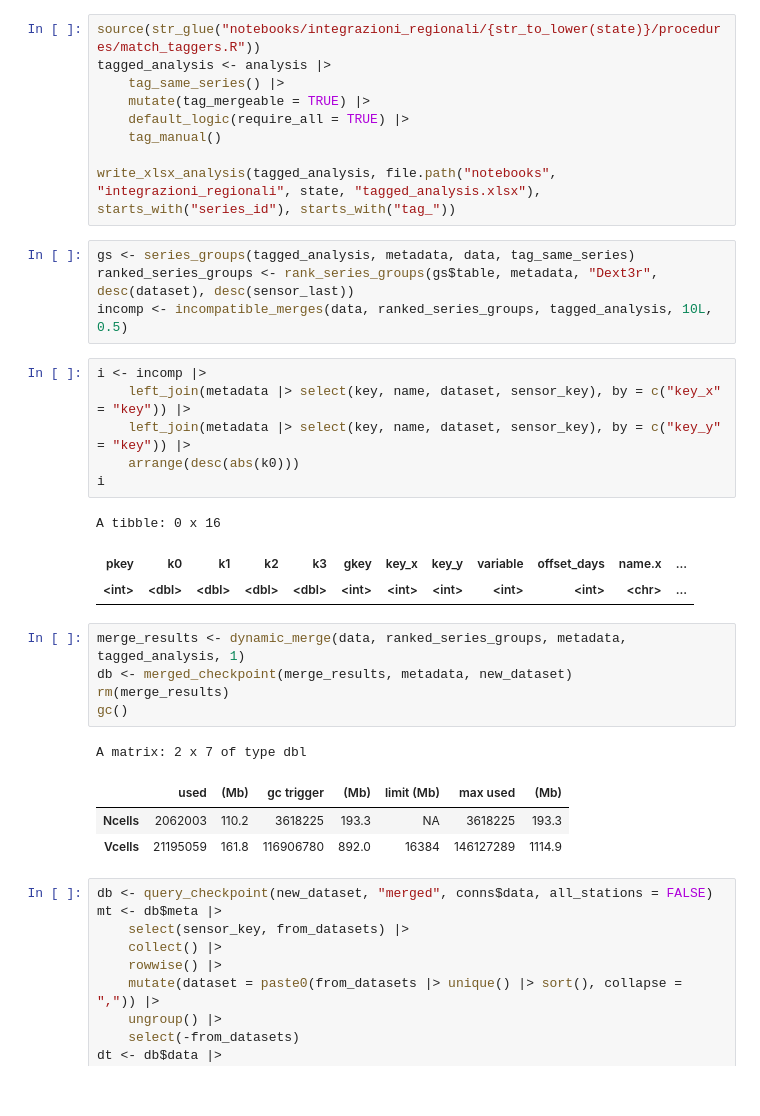
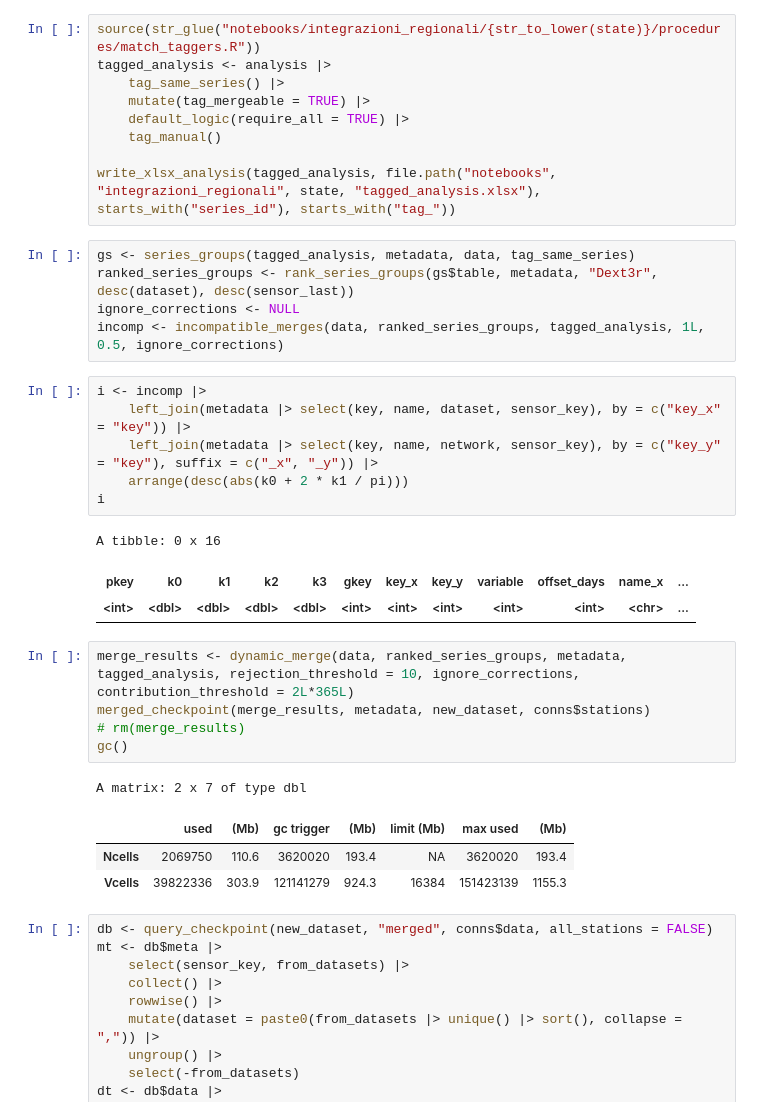
Before and after one commit to dnstudent/TesiMag, a Jupyter notebook: notebooks/integrazioni_regionali/emilia-romagna/series_pairing.ipynb, the cells around one changed output. Saved outputs shown, nothing was run; the diff lists cells and outputs as text.

Commit message:
fixup! Merged Dext3r into ER

```diff
--- a/notebooks/integrazioni_regionali/emilia-romagna/series_pairing.ipynb
+++ b/notebooks/integrazioni_regionali/emilia-romagna/series_pairing.ipynb
@@ -54,27 +54,28 @@ write_xlsx_analysis(tagged_analysis, file.path("notebooks", "integrazioni_region
 # %%
 gs <- series_groups(tagged_analysis, metadata, data, tag_same_series)
 ranked_series_groups <- rank_series_groups(gs$table, metadata, "Dext3r", desc(dataset), desc(sensor_last))
-incomp <- incompatible_merges(data, ranked_series_groups, tagged_analysis, 10L, 0.5)
+ignore_corrections <- NULL
+incomp <- incompatible_merges(data, ranked_series_groups, tagged_analysis, 1L, 0.5, ignore_corrections)
 # %%
 i <- incomp |>
     left_join(metadata |> select(key, name, dataset, sensor_key), by = c("key_x" = "key")) |>
-    left_join(metadata |> select(key, name, dataset, sensor_key), by = c("key_y" = "key")) |>
-    arrange(desc(abs(k0)))
+    left_join(metadata |> select(key, name, network, sensor_key), by = c("key_y" = "key"), suffix = c("_x", "_y")) |>
+    arrange(desc(abs(k0 + 2 * k1 / pi)))
 i
 # %% [output]
 A tibble: 0 x 16
-| pkey | k0 | k1 | k2 | k3 | gkey | key_x | key_y | variable | offset_days | name.x | ... |
+| pkey | k0 | k1 | k2 | k3 | gkey | key_x | key_y | variable | offset_days | name_x | ... |
 | <int> | <dbl> | <dbl> | <dbl> | <dbl> | <int> | <int> | <int> | <int> | <int> | <chr> | ... |
 # %%
-merge_results <- dynamic_merge(data, ranked_series_groups, metadata, tagged_analysis, 1)
-db <- merged_checkpoint(merge_results, metadata, new_dataset)
-rm(merge_results)
+merge_results <- dynamic_merge(data, ranked_series_groups, metadata, tagged_analysis, rejection_threshold = 10, ignore_corrections, contribution_threshold = 2L*365L)
+merged_checkpoint(merge_results, metadata, new_dataset, conns$stations)
+# rm(merge_results)
 gc()
 # %% [output]
 A matrix: 2 x 7 of type dbl
 |  | used | (Mb) | gc trigger | (Mb) | limit (Mb) | max used | (Mb) |
-| Ncells | 2062003 | 110.2 | 3618225 | 193.3 | NA | 3618225 | 193.3 |
-| Vcells | 21195059 | 161.8 | 116906780 | 892.0 | 16384 | 146127289 | 1114.9 |
+| Ncells | 2069750 | 110.6 | 3620020 | 193.4 | NA | 3620020 | 193.4 |
+| Vcells | 39822336 | 303.9 | 121141279 | 924.3 | 16384 | 151423139 | 1155.3 |
 # %%
 db <- query_checkpoint(new_dataset, "merged", conns$data, all_stations = FALSE)
 mt <- db$meta |>
```
Also changed, not shown: 2 other files.
